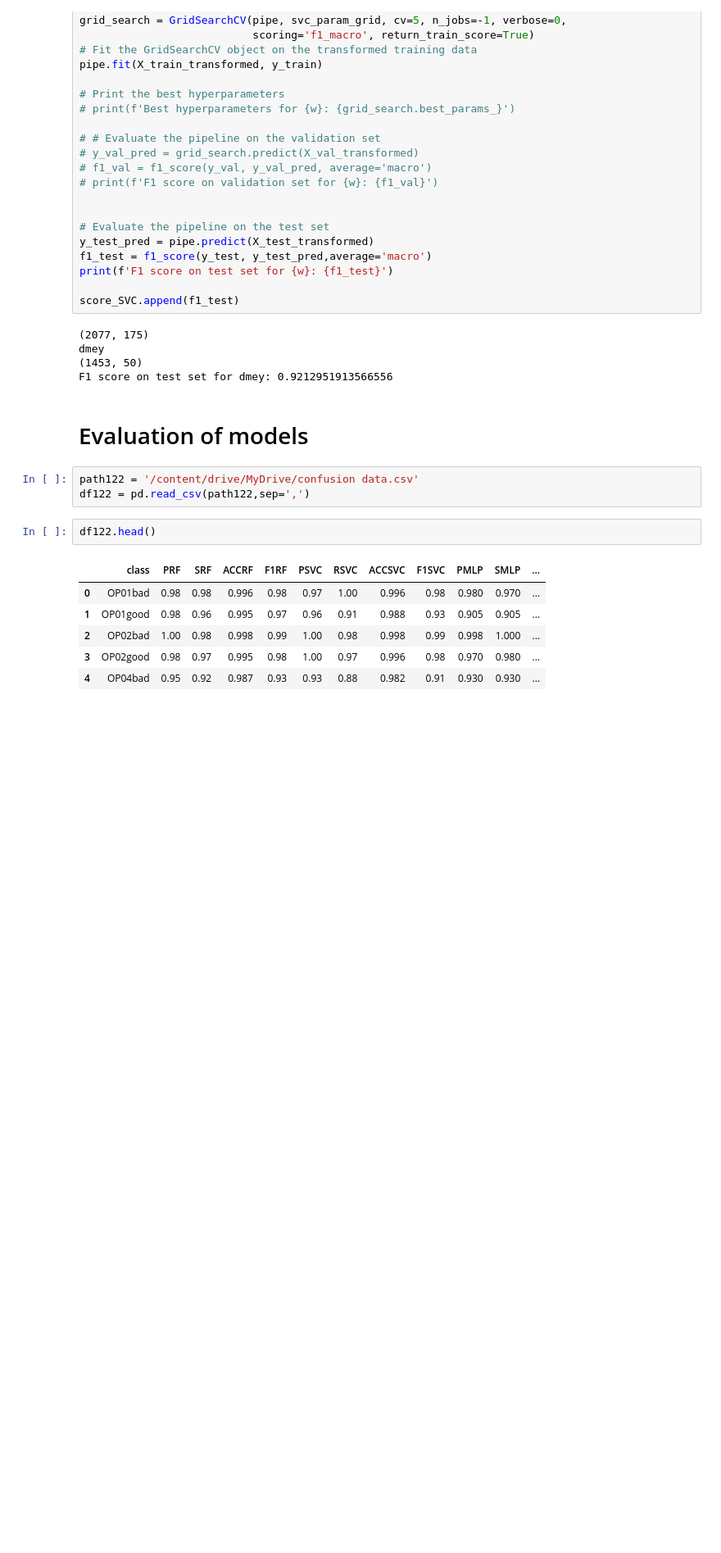
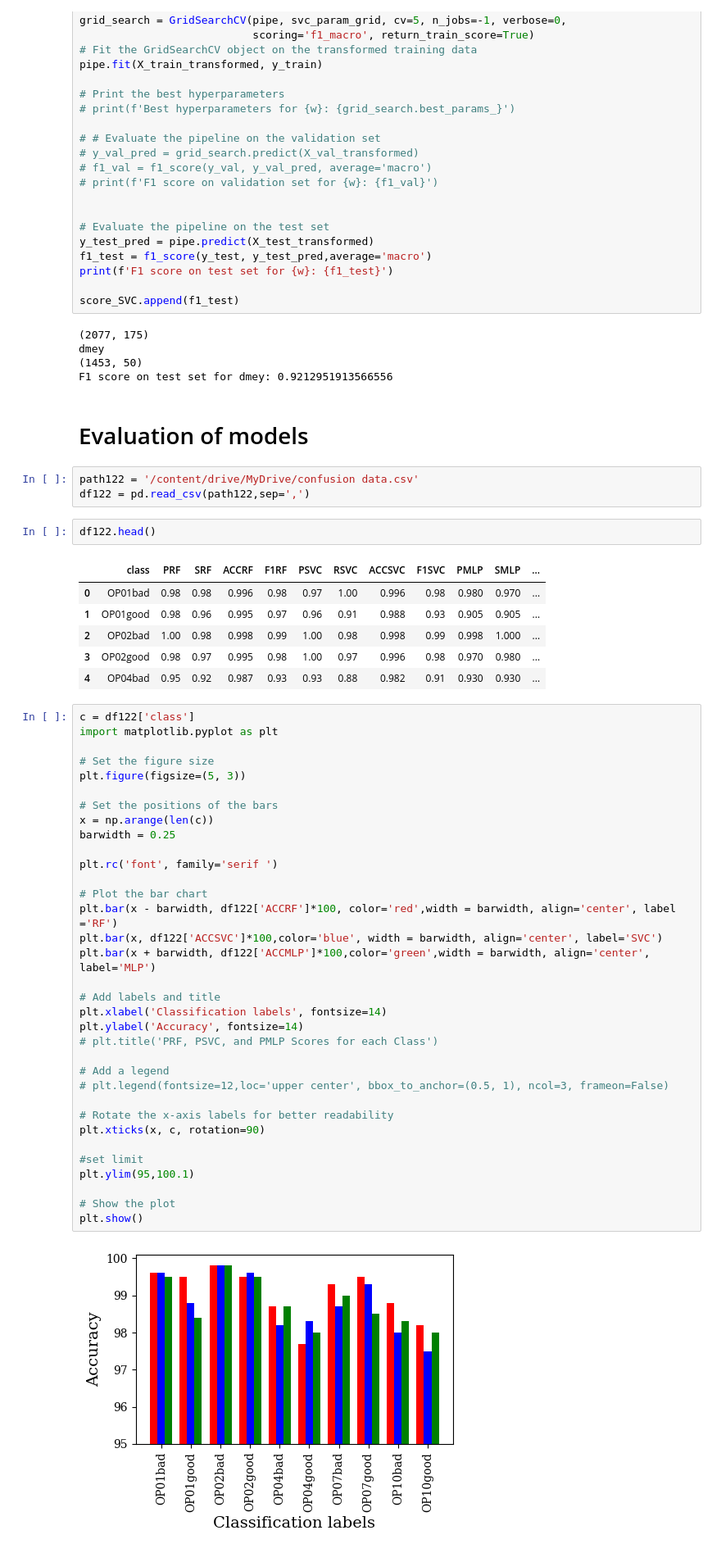
Before and after one commit to AbbasHussain72/Wavelet-featre-extraction-, a Jupyter notebook: current_wavelet_Transform_Technique.ipynb, the cells around one changed output. Shown at 82% size. Saved outputs shown, nothing was run; the diff lists cells and outputs as text; blank space fills up the shorter version.

```diff
--- a/current_wavelet_Transform_Technique.ipynb
+++ b/current_wavelet_Transform_Technique.ipynb
@@ -1722,3 +1722,39 @@ df122.head()
 | 2 | OP02bad | 1.00 | 0.98 | 0.998 | 0.99 | 1.00 | 0.98 | 0.998 | 0.99 | 0.998 | 1.000 | ... |
 | 3 | OP02good | 0.98 | 0.97 | 0.995 | 0.98 | 1.00 | 0.97 | 0.996 | 0.98 | 0.970 | 0.980 | ... |
 | 4 | OP04bad | 0.95 | 0.92 | 0.987 | 0.93 | 0.93 | 0.88 | 0.982 | 0.91 | 0.930 | 0.930 | ... |
+# %%
+c = df122['class']
+import matplotlib.pyplot as plt
+
+# Set the figure size
+plt.figure(figsize=(5, 3))
+
+# Set the positions of the bars
+x = np.arange(len(c))
+barwidth = 0.25
+
+plt.rc('font', family='serif ')
+
+# Plot the bar chart
+plt.bar(x - barwidth, df122['ACCRF']*100, color='red',width = barwidth, align='center', label ='RF')
+plt.bar(x, df122['ACCSVC']*100,color='blue', width = barwidth, align='center', label='SVC')
+plt.bar(x + barwidth, df122['ACCMLP']*100,color='green',width = barwidth, align='center', label='MLP')
+
+# Add labels and title
+plt.xlabel('Classification labels', fontsize=14)
+plt.ylabel('Accuracy', fontsize=14)
+# plt.title('PRF, PSVC, and PMLP Scores for each Class')
+
+# Add a legend
+# plt.legend(fontsize=12,loc='upper center', bbox_to_anchor=(0.5, 1), ncol=3, frameon=False)
+
+# Rotate the x-axis labels for better readability
+plt.xticks(x, c, rotation=90)
+
+#set limit
+plt.ylim(95,100.1)
+
+# Show the plot
+plt.show()
+# %% [output]
+[figure, added]
```
Also changed, not shown: parts of 1 cell of this notebook.
